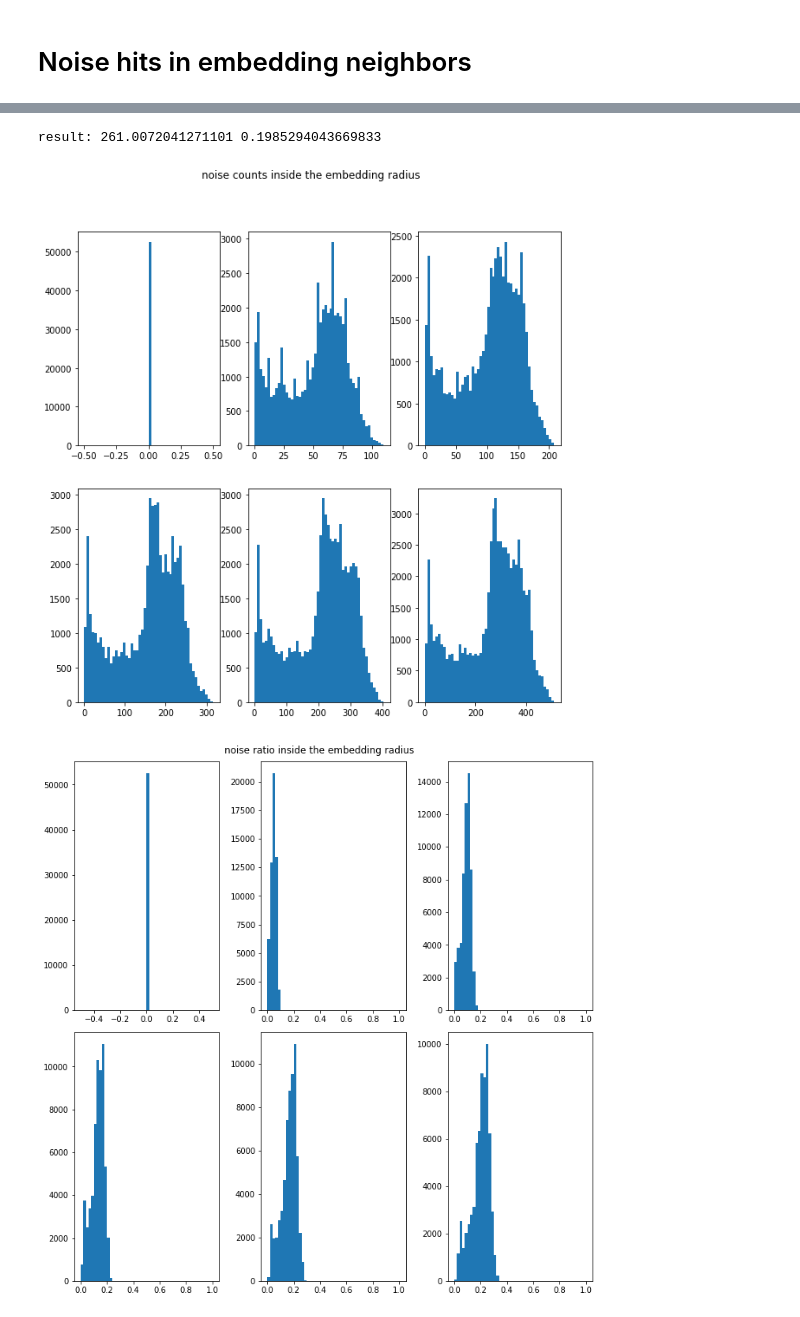
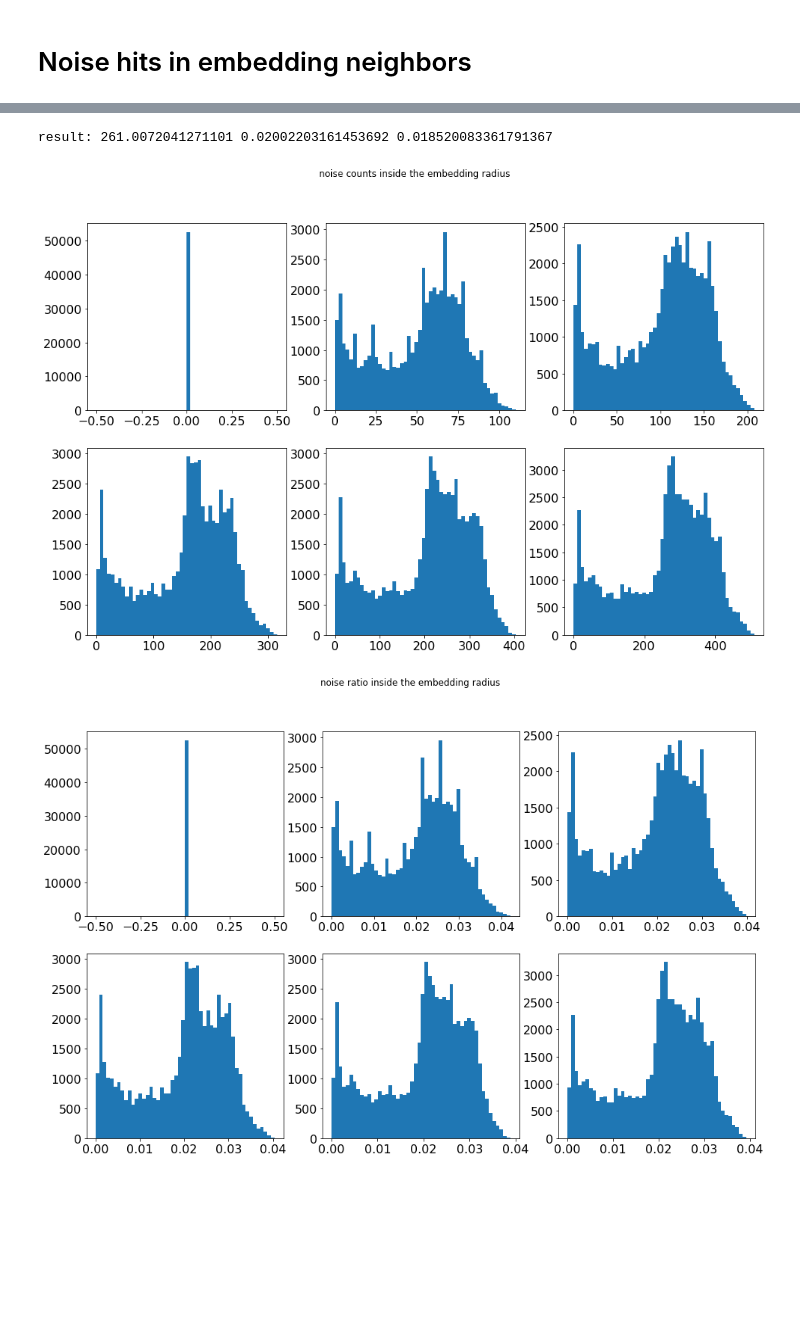
Before and after one commit to ami7o/TrackML, a Jupyter notebook: emb_filter_purity_efficiency.ipynb, the cells around one changed output, grey strips where cells are left out. Cells and saved outputs as stored; diff of their text form; code cells hidden in the pictures; blank space fills up the shorter version.

```diff
--- a/emb_filter_purity_efficiency.ipynb
+++ b/emb_filter_purity_efficiency.ipynb
@@ -145,7 +178,7 @@ filter_efs = []
 overall_ps = []
 overall_efs = []
 
-fig, axes = plt.subplots(2, 3, figsize=(10,10))
+fig, axes = plt.subplots(2, 3, figsize=(16,10))
 
 for i, noise_keep in enumerate(noise_keeps):
     event_name = "event000001000.pickle"
@@ -279,11 +312,12 @@ import matplotlib.pyplot as plt
 %matplotlib inline
 
 noise_keeps = ["0", "0.2", "0.4", "0.6", "0.8", "1"]
-counts = []
-ratios = []
+noise_counts = []
+noise_ratios = []
+total_ratios = []
 
-fig1, axes1 = plt.subplots(2, 3, figsize=(10,10))
-fig2, axes2 = plt.subplots(2, 3, figsize=(10,10))
+fig1, axes1 = plt.subplots(2, 3, figsize=(16,10))
+fig2, axes2 = plt.subplots(2, 3, figsize=(16,10))
 
 fig1.suptitle("noise counts inside the embedding radius")
 fig2.suptitle("noise ratio inside the embedding radius")
@@ -296,25 +330,27 @@ for i, noise_keep in enumerate(noise_keeps):
 
     neighbors = get_emb_neighbors(hits[feature_names].values, emb_model, 0.4)
 
+    total_noise = sum(truth['particle_id']==0)
     truth_np = np.array(truth.values)
-    noise_counts = []
-    noise_ratio = []
+    ncounts = []
+    nratios = []
+    tratios = []
     for j in tqdm(range(len(neighbors))):
         n_noise = 0
         for k in neighbors[j]:
             if truth_np[k, 1] == 0: n_noise+=1
-        noise_counts.append(n_noise)
-        noise_ratio.append(n_noise / len(neighbors[j]))
-    count = sum(noise_counts)/len(noise_counts)
-    ratio = sum(noise_ratio)/len(noise_ratio)
-    print("result:", count, ratio)
-    counts.append(count)
-    ratios.append(ratio)
+        ncounts.append(n_noise)
+        nratios.append(n_noise / total_noise if total_noise > 0 else 0)
+        tratios.append(len(neighbors[j])/len(hits))
+    noise_count = sum(ncounts)/len(ncounts)
+    noise_ratio = sum(nratios)/len(nratios)
+    total_ratio = sum(tratios)/len(tratios)
+    print("result:", noise_count, noise_ratio, total_ratio)
+    noise_counts.append(noise_count)
+    noise_ratios.append(noise_ratio)
+    total_ratios.append(total_ratio)
 
-    axes1[i//3][i%3].hist(noise_counts, 50)
-    axes2[i//3][i%3].hist(noise_ratio, 50)
-
-plt.tight_layout()
-plt.show()
+    axes1[i//3][i%3].hist(ncounts, 50)
+    axes2[i//3][i%3].hist(nratios, 50)
 # %% [output]
 event: 0 number of hits: 52482
@@ -330,4 +366,4 @@ result: 206.26484672043782 0.1646409451015502
 event: 1 number of hits: 65518
-result: 261.0072041271101 0.1985294043669833
+result: 261.0072041271101 0.02002203161453692 0.018520083361791367
-[figure, old version]
+[figure, new version]
-[figure, old version]
+[figure, new version]
```
Also changed, not shown: parts of 22 cells of this notebook.
